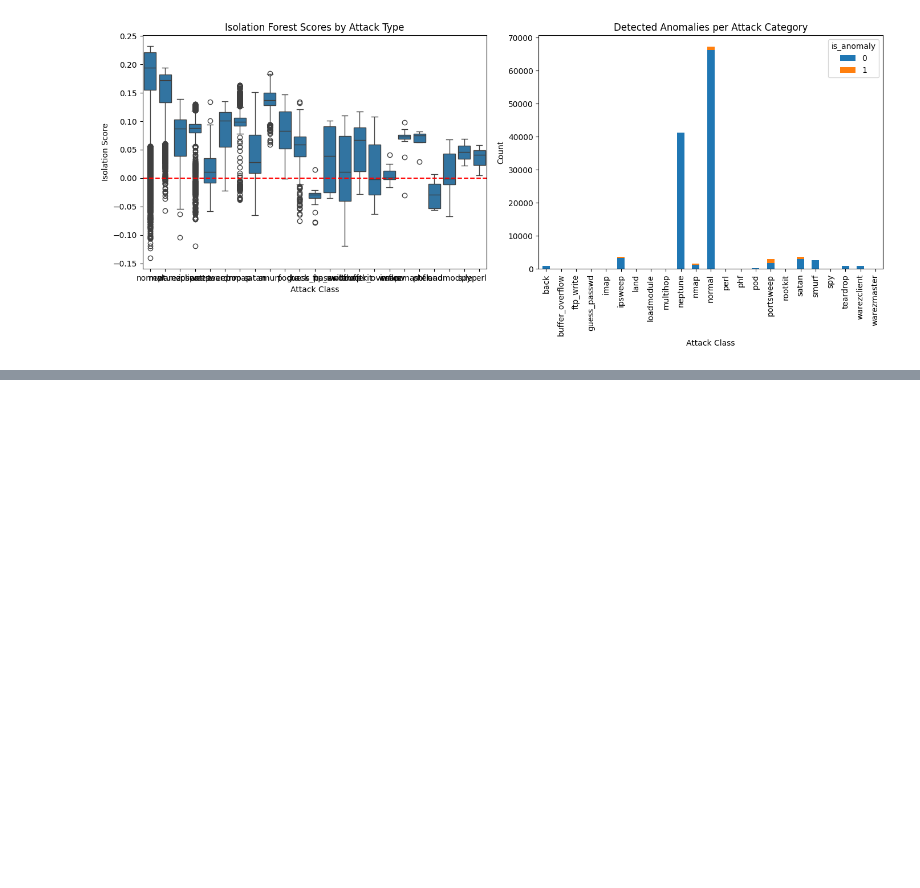
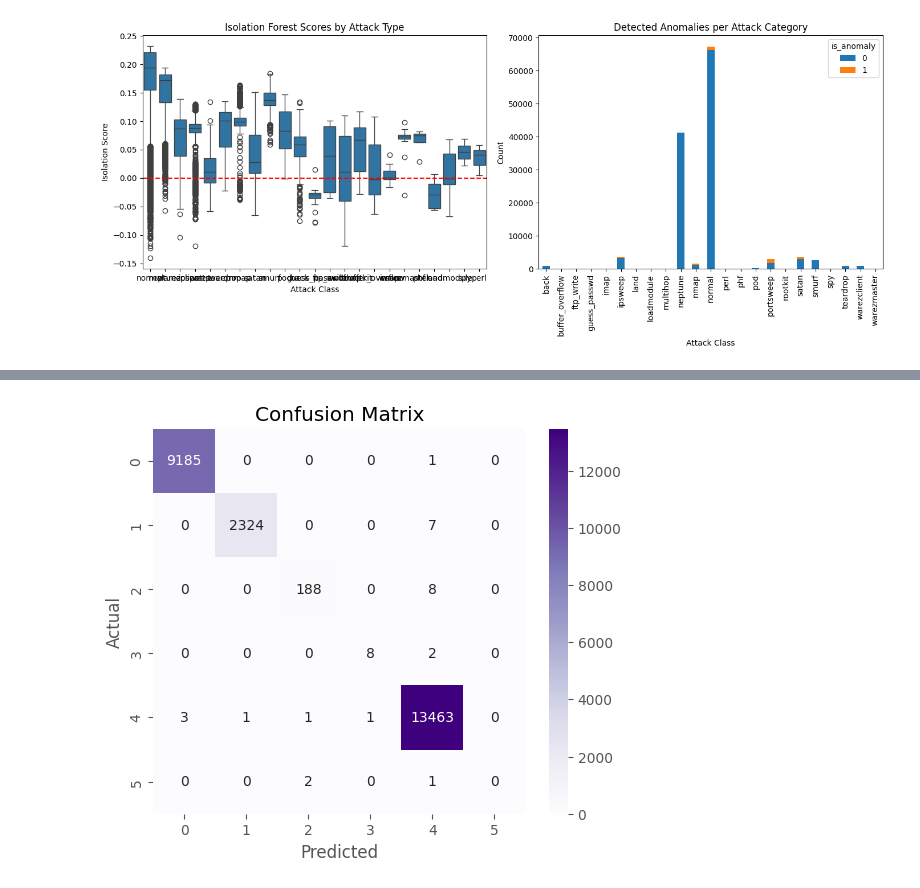
Before and after one commit to mailech/SentinelNet-AI-Powered-Network-Intrusion-Detection-System-, a Jupyter notebook: feature-engineering.ipynb, the cells around one changed output, grey strips where cells are left out. Drawn from its saved outputs; the diff is of its cells as text; code cells hidden in the pictures; blank space fills up the shorter version.

```diff
--- a/feature-engineering.ipynb
+++ b/feature-engineering.ipynb
@@ -1617,18 +1491,16 @@ Isolation Forest completed
 3   0.155896         1           0
 4   0.221673         1           0
 # %%
-# If you DID NOT use SMOTE earlier, create fallback
+# Label handling
 y_resampled = None
 
-# If you have a label column, assign it
 for col in ["attack_class", "label", "target", "class"]:
-    if col in df_raw.columns:
-        y_resampled = df_raw[col]
+    if col in df_train.columns:
+        y_resampled = df_train[col]
         break
 
-# If still None, create dummy labels (just for debugging)
 if y_resampled is None:
-    y_resampled = [0] * len(X_processed)
+    y_resampled = [0] * len(X)
 
-# Define X_signal (use processed data as default)
-X_signal = X_processed
+# Use X instead of X_processed
+X_signal = X
@@ -1909,0 +1937,14 @@ plt.show()
+# %%
+# =========================
+#  CONFUSION MATRIX
+# =========================
+cm = confusion_matrix(y_test, y_pred)
+
+plt.figure(figsize=(6,5))
+sns.heatmap(cm, annot=True, fmt='d', cmap='Purples')
+plt.title("Confusion Matrix")
+plt.xlabel("Predicted")
+plt.ylabel("Actual")
+plt.show()
+# %% [output]
+[figure, added]
```
Also changed, not shown: parts of 6 cells of this notebook.
